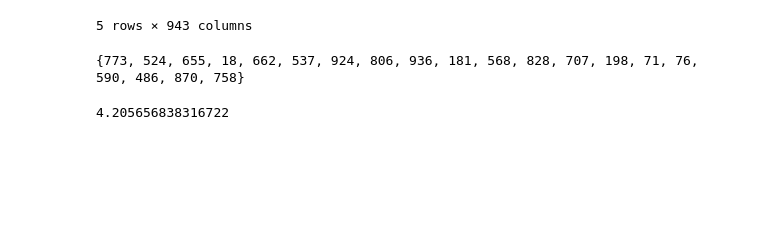
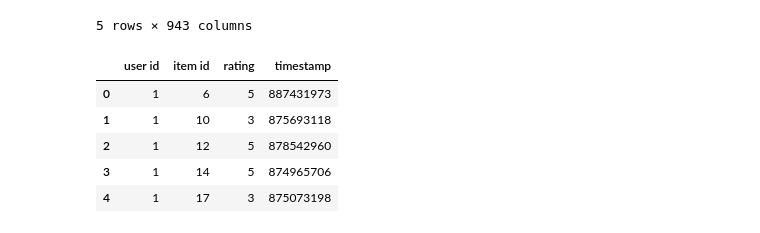
Before and after one commit to jaws-w/Recommender-Systems, a Jupyter notebook: Neighborhood based.ipynb, the cells around one changed output. Cells and saved outputs as stored; diff of their text form; code cells hidden in the pictures; blank space fills up the shorter version.

```diff
--- a/Neighborhood based.ipynb
+++ b/Neighborhood based.ipynb
@@ -181,10 +161,6 @@ u1_pearson_df.head()
 # Get the set of users that rated each item
 
 rated_users = [{k for k in range(1,USERS+1) if u1_data_pd[i][k] > 0} for i in range(1,ITEMS+1)]
-# %%
-print((rated_users[5]))
-# %% [output]
-{773, 524, 655, 18, 662, 537, 924, 806, 936, 181, 568, 828, 707, 198, 71, 76, 590, 486, 870, 758}
 # %%
 # Of the users who rated item, return the k with highest pearson correlation value with a specified user
 
@@ -200,8 +176,19 @@ def r_hat(user, item):
     top = sum(u1_pearson_df[str(user)][user2] * u1_data_pd[item][user2] - averages[user2-1] for user2 in K)
     bot = sum(abs(u1_pearson_df[str(user)][user2]) for user2 in K)
 
-    return averages[user-1] + top / bot
-
-r_hat(4,1)
+    return averages[user-1] + top/bot
-# %% [output]
-4.205656838316722
+# %%
+# Here we read in the ratings in u1.test
+
+u1_test_pd = pd.read_table(".\\ml-100k\\u1.test", header=None, names=['user id', 'item id', 'rating', 'timestamp'])
+u1_test_pd.head()
+
+# rows in u1_test_pd hold data in the form <user id, item id, rating, timestamp>
+# each row represents a specific rating
+# %% [output]
+|  | user id | item id | rating | timestamp |
+| 0 | 1 | 6 | 5 | 887431973 |
+| 1 | 1 | 10 | 3 | 875693118 |
+| 2 | 1 | 12 | 5 | 878542960 |
+| 3 | 1 | 14 | 5 | 874965706 |
+| 4 | 1 | 17 | 3 | 875073198 |
```
Also changed, not shown: parts of 5 cells of this notebook, 1 other file.
